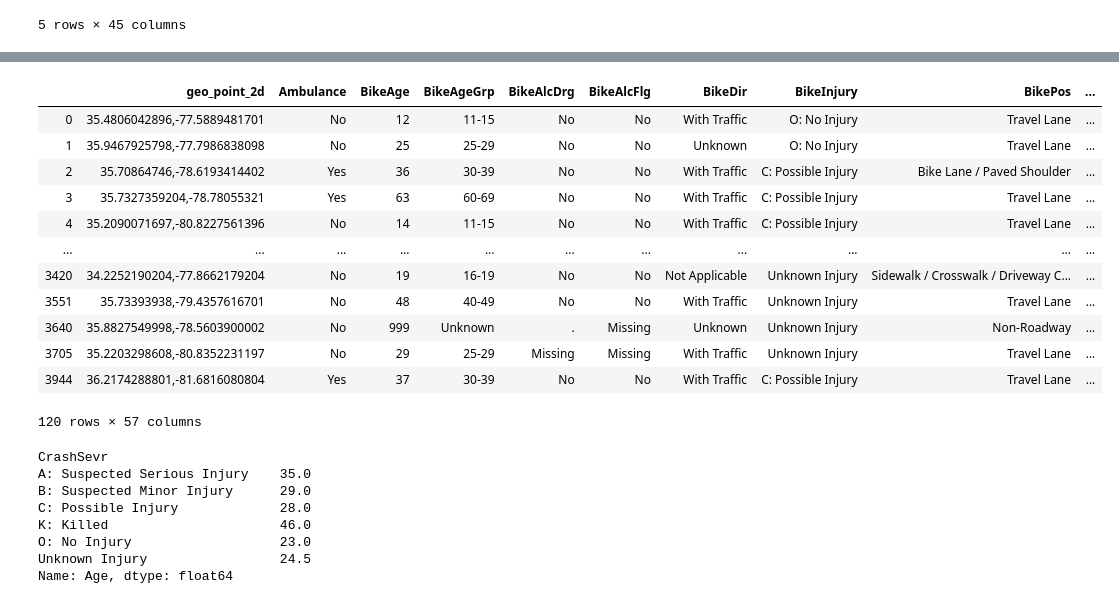
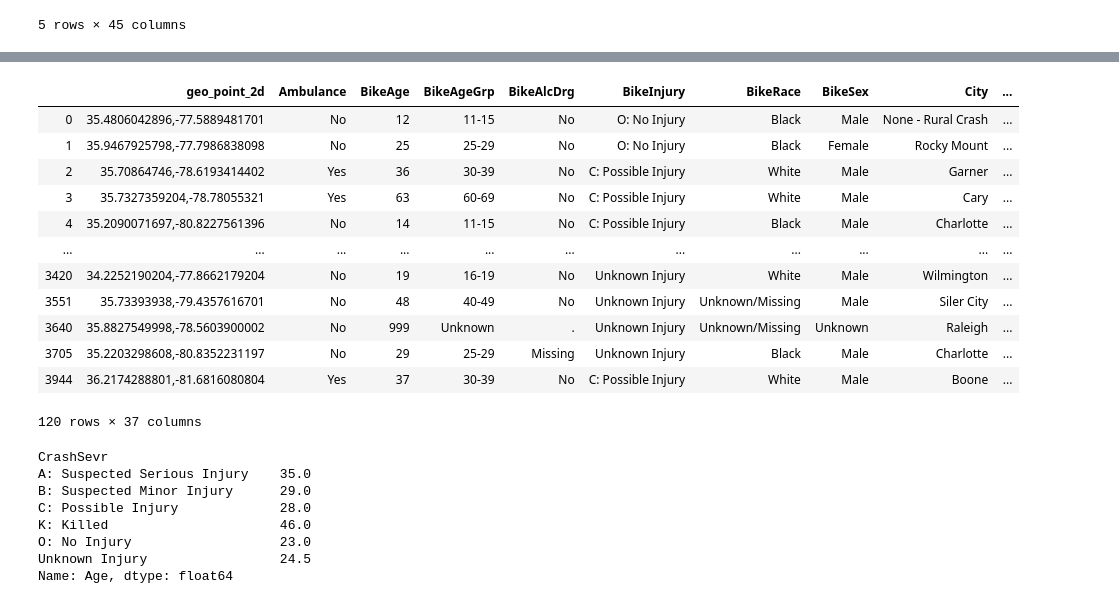
Before and after one commit to InnaG33/Safety_NC, a Jupyter notebook: safety_NC.ipynb, the cells around one changed output, grey strips where cells are left out. Saved outputs shown, nothing was run; the diff lists cells and outputs as text; code cells hidden in the pictures.

```diff
--- a/safety_NC.ipynb
+++ b/safety_NC.ipynb
@@ -257,3 +257,7 @@ bicycles_df_selcols.head()
 | 3 | 35.7327359204,-78.78055321 | Yes | 63 | 60-69 | No | C: Possible Injury | White | Male | Cary | ... |
 | 4 | 35.2090071697,-80.8227561396 | No | 14 | 11-15 | No | C: Possible Injury | Black | Male | Charlotte | ... |
 5 rows × 35 columns
+# %%
+geo_points = bicycles_df_selcols["geo_point_2d"].str.split(",", n = 1, expand = True)
+geo_points = geo_points.rename(columns={0:"Lat", 1:"Lng"})
+geo_points
@@ -259,0 +278,4 @@ bicycles_df_selcols.head()
+# %%
+bicycles_df_selcols.loc[:, 'Lat'] = geo_points[["Lat"]]
+bicycles_df_selcols.loc[:, 'Lng'] = geo_points[["Lng"]]
+bicycles_df_selcols.head()
@@ -383,22 +445,22 @@ pedestrian_df_selcols.head()
 # %%
 pedestrian_df_selcols.to_csv("data/pedestrian_selcols_v1.csv")
 # %%
-grouped_severity_bikes = bicycles_df.groupby(['CrashSevr'])
+grouped_severity_bikes = bicycles_df_selcols.groupby(['CrashSevr'])
 grouped_severity_bikes.head(20)
 # %% [output]
-|  | geo_point_2d | Ambulance | BikeAge | BikeAgeGrp | BikeAlcDrg | BikeAlcFlg | BikeDir | BikeInjury | BikePos | ... |
-| 0 | 35.4806042896,-77.5889481701 | No | 12 | 11-15 | No | No | With Traffic | O: No Injury | Travel Lane | ... |
-| 1 | 35.9467925798,-77.7986838098 | No | 25 | 25-29 | No | No | Unknown | O: No Injury | Travel Lane | ... |
-| 2 | 35.70864746,-78.6193414402 | Yes | 36 | 30-39 | No | No | With Traffic | C: Possible Injury | Bike Lane / Paved Shoulder | ... |
-| 3 | 35.7327359204,-78.78055321 | Yes | 63 | 60-69 | No | No | With Traffic | C: Possible Injury | Travel Lane | ... |
-| 4 | 35.2090071697,-80.8227561396 | No | 14 | 11-15 | No | No | With Traffic | C: Possible Injury | Travel Lane | ... |
+|  | geo_point_2d | Ambulance | BikeAge | BikeAgeGrp | BikeAlcDrg | BikeInjury | BikeRace | BikeSex | City | ... |
+| 0 | 35.4806042896,-77.5889481701 | No | 12 | 11-15 | No | O: No Injury | Black | Male | None - Rural Crash | ... |
+| 1 | 35.9467925798,-77.7986838098 | No | 25 | 25-29 | No | O: No Injury | Black | Female | Rocky Mount | ... |
+| 2 | 35.70864746,-78.6193414402 | Yes | 36 | 30-39 | No | C: Possible Injury | White | Male | Garner | ... |
+| 3 | 35.7327359204,-78.78055321 | Yes | 63 | 60-69 | No | C: Possible Injury | White | Male | Cary | ... |
+| 4 | 35.2090071697,-80.8227561396 | No | 14 | 11-15 | No | C: Possible Injury | Black | Male | Charlotte | ... |
 | ... | ... | ... | ... | ... | ... | ... | ... | ... | ... | ... |
-| 3420 | 34.2252190204,-77.8662179204 | No | 19 | 16-19 | No | No | Not Applicable | Unknown Injury | Sidewalk / Crosswalk / Driveway C... | ... |
-| 3551 | 35.73393938,-79.4357616701 | No | 48 | 40-49 | No | No | With Traffic | Unknown Injury | Travel Lane | ... |
-| 3640 | 35.8827549998,-78.5603900002 | No | 999 | Unknown | . | Missing | Unknown | Unknown Injury | Non-Roadway | ... |
-| 3705 | 35.2203298608,-80.8352231197 | No | 29 | 25-29 | Missing | Missing | With Traffic | Unknown Injury | Travel Lane | ... |
-| 3944 | 36.2174288801,-81.6816080804 | Yes | 37 | 30-39 | No | No | With Traffic | C: Possible Injury | Travel Lane | ... |
+| 3420 | 34.2252190204,-77.8662179204 | No | 19 | 16-19 | No | Unknown Injury | White | Male | Wilmington | ... |
+| 3551 | 35.73393938,-79.4357616701 | No | 48 | 40-49 | No | Unknown Injury | Unknown/Missing | Male | Siler City | ... |
+| 3640 | 35.8827549998,-78.5603900002 | No | 999 | Unknown | . | Unknown Injury | Unknown/Missing | Unknown | Raleigh | ... |
+| 3705 | 35.2203298608,-80.8352231197 | No | 29 | 25-29 | Missing | Unknown Injury | Black | Male | Charlotte | ... |
+| 3944 | 36.2174288801,-81.6816080804 | Yes | 37 | 30-39 | No | C: Possible Injury | White | Male | Boone | ... |
-120 rows × 57 columns
+120 rows × 37 columns
 # %%
 med_age_severity_bikes = grouped_severity_bikes['Age'].median()
 med_age_severity_bikes
```
Also changed, not shown: parts of 26 cells of this notebook, 41 other files.
